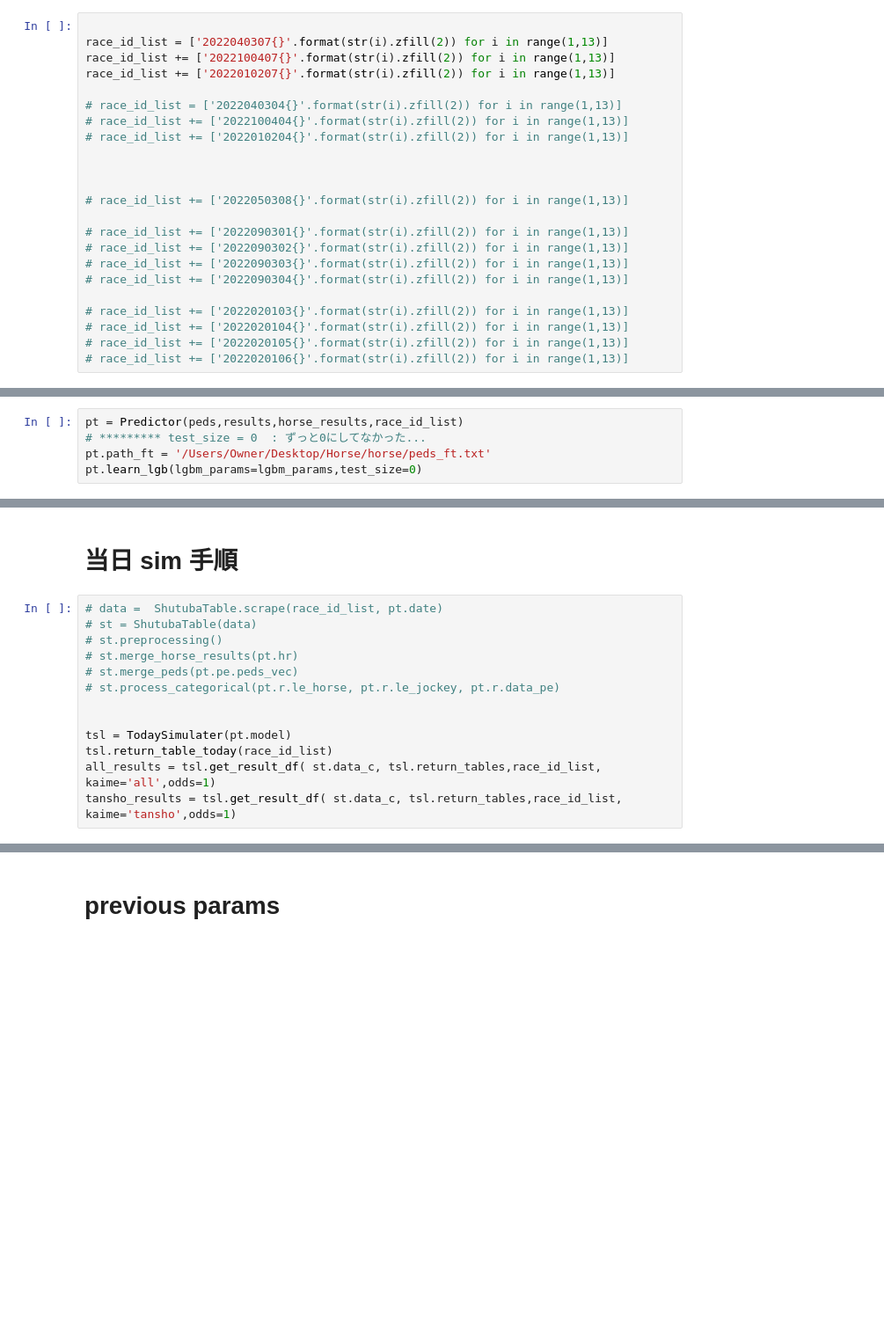
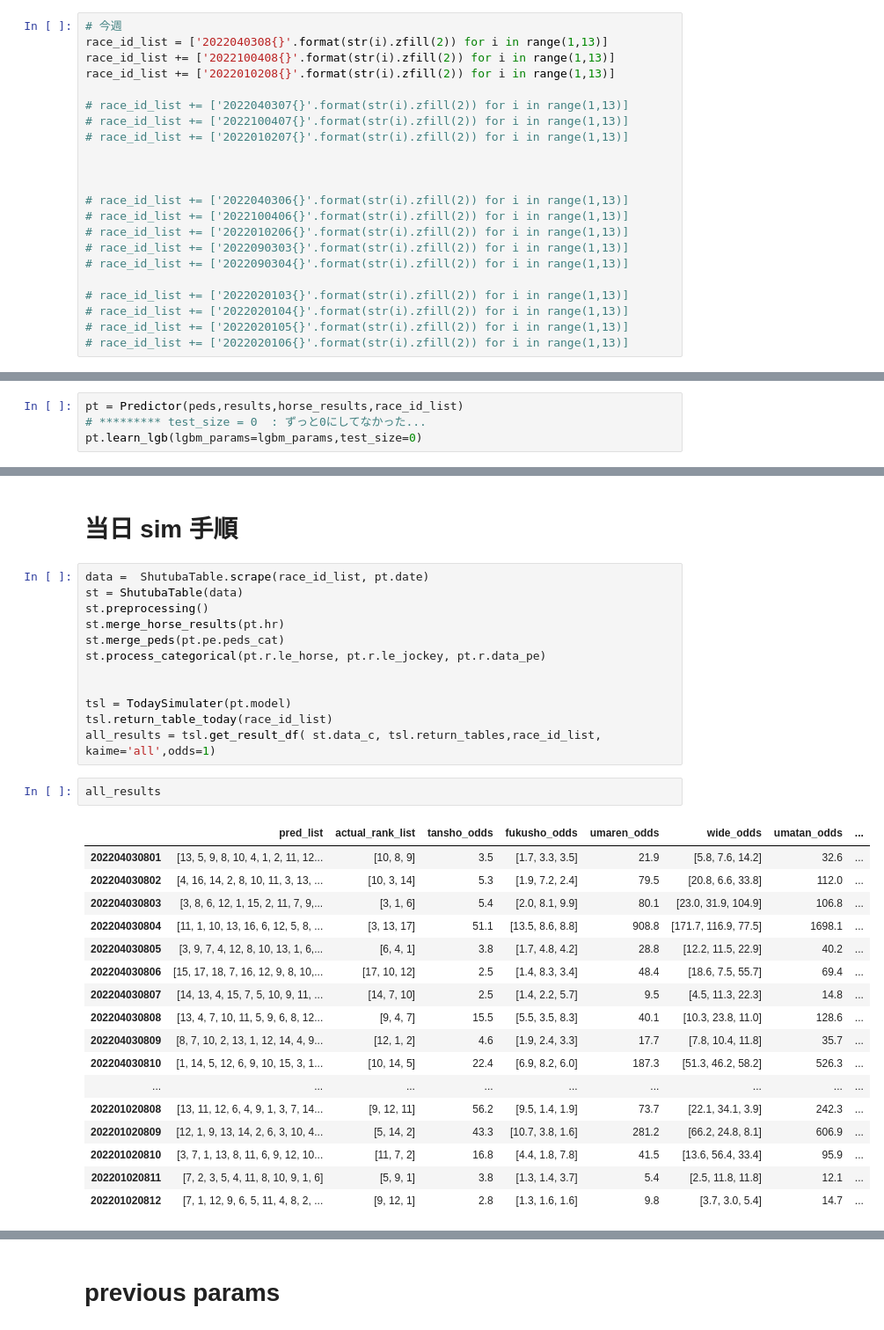
Before and after one commit to yodarjeering/horse, a Jupyter notebook: Rank.ipynb, the cells around one changed output, grey strips where cells are left out. Shown at 88% size. Cells and saved outputs as stored; diff of their text form; blank space fills up the shorter version.

```diff
--- a/Rank.ipynb
+++ b/Rank.ipynb
@@ -775,21 +722,20 @@ atari race distribution {1: 10.344827586206895, 2: 8.866995073891625, 3: 8.37438
 # %% [markdown]
 # race_id_list
 # %%
+# 今週
+race_id_list = ['2022040308{}'.format(str(i).zfill(2)) for i in range(1,13)]
+race_id_list += ['2022100408{}'.format(str(i).zfill(2)) for i in range(1,13)]
+race_id_list += ['2022010208{}'.format(str(i).zfill(2)) for i in range(1,13)]
 
-race_id_list = ['2022040307{}'.format(str(i).zfill(2)) for i in range(1,13)]
-race_id_list += ['2022100407{}'.format(str(i).zfill(2)) for i in range(1,13)]
-race_id_list += ['2022010207{}'.format(str(i).zfill(2)) for i in range(1,13)]
-
-# race_id_list = ['2022040304{}'.format(str(i).zfill(2)) for i in range(1,13)]
-# race_id_list += ['2022100404{}'.format(str(i).zfill(2)) for i in range(1,13)]
-# race_id_list += ['2022010204{}'.format(str(i).zfill(2)) for i in range(1,13)]
+# race_id_list += ['2022040307{}'.format(str(i).zfill(2)) for i in range(1,13)]
+# race_id_list += ['2022100407{}'.format(str(i).zfill(2)) for i in range(1,13)]
+# race_id_list += ['2022010207{}'.format(str(i).zfill(2)) for i in range(1,13)]
 
 
 
-# race_id_list += ['2022050308{}'.format(str(i).zfill(2)) for i in range(1,13)]
-
-# race_id_list += ['2022090301{}'.format(str(i).zfill(2)) for i in range(1,13)]
-# race_id_list += ['2022090302{}'.format(str(i).zfill(2)) for i in range(1,13)]
+# race_id_list += ['2022040306{}'.format(str(i).zfill(2)) for i in range(1,13)]
+# race_id_list += ['2022100406{}'.format(str(i).zfill(2)) for i in range(1,13)]
+# race_id_list += ['2022010206{}'.format(str(i).zfill(2)) for i in range(1,13)]
 # race_id_list += ['2022090303{}'.format(str(i).zfill(2)) for i in range(1,13)]
 # race_id_list += ['2022090304{}'.format(str(i).zfill(2)) for i in range(1,13)]
 
@@ -802,7 +748,6 @@ race_id_list += ['2022010207{}'.format(str(i).zfill(2)) for i in range(1,13)]
 # %%
 pt = Predictor(peds,results,horse_results,race_id_list)
 # ********* test_size = 0  : ずっと0にしてなかった...
-pt.path_ft = '/Users/Owner/Desktop/Horse/horse/peds_ft.txt'
 pt.learn_lgb(lgbm_params=lgbm_params,test_size=0)
 # %% [output]
 pe finish
@@ -868,15 +830,34 @@ return_tables　と, return_tables_todayで形式が異なるので, 形式を
 # %% [markdown]
 # 当日 sim 手順
 # %%
-# data =  ShutubaTable.scrape(race_id_list, pt.date)
-# st = ShutubaTable(data)
-# st.preprocessing()
-# st.merge_horse_results(pt.hr)
-# st.merge_peds(pt.pe.peds_vec)
-# st.process_categorical(pt.r.le_horse, pt.r.le_jockey, pt.r.data_pe)
+data =  ShutubaTable.scrape(race_id_list, pt.date)
+st = ShutubaTable(data)
+st.preprocessing()
+st.merge_horse_results(pt.hr)
+st.merge_peds(pt.pe.peds_cat)
+st.process_categorical(pt.r.le_horse, pt.r.le_jockey, pt.r.data_pe)
 
 
 tsl = TodaySimulater(pt.model)
 tsl.return_table_today(race_id_list)
 all_results = tsl.get_result_df( st.data_c, tsl.return_tables,race_id_list, kaime='all',odds=1)
-tansho_results = tsl.get_result_df( st.data_c, tsl.return_tables,race_id_list, kaime='tansho',odds=1)
+# %%
+all_results
+# %% [output]
+|  | pred_list | actual_rank_list | tansho_odds | fukusho_odds | umaren_odds | wide_odds | umatan_odds | ... |
+| 202204030801 | [13, 5, 9, 8, 10, 4, 1, 2, 11, 12... | [10, 8, 9] | 3.5 | [1.7, 3.3, 3.5] | 21.9 | [5.8, 7.6, 14.2] | 32.6 | ... |
+| 202204030802 | [4, 16, 14, 2, 8, 10, 11, 3, 13, ... | [10, 3, 14] | 5.3 | [1.9, 7.2, 2.4] | 79.5 | [20.8, 6.6, 33.8] | 112.0 | ... |
+| 202204030803 | [3, 8, 6, 12, 1, 15, 2, 11, 7, 9,... | [3, 1, 6] | 5.4 | [2.0, 8.1, 9.9] | 80.1 | [23.0, 31.9, 104.9] | 106.8 | ... |
+| 202204030804 | [11, 1, 10, 13, 16, 6, 12, 5, 8, ... | [3, 13, 17] | 51.1 | [13.5, 8.6, 8.8] | 908.8 | [171.7, 116.9, 77.5] | 1698.1 | ... |
+| 202204030805 | [3, 9, 7, 4, 12, 8, 10, 13, 1, 6,... | [6, 4, 1] | 3.8 | [1.7, 4.8, 4.2] | 28.8 | [12.2, 11.5, 22.9] | 40.2 | ... |
+| 202204030806 | [15, 17, 18, 7, 16, 12, 9, 8, 10,... | [17, 10, 12] | 2.5 | [1.4, 8.3, 3.4] | 48.4 | [18.6, 7.5, 55.7] | 69.4 | ... |
+| 202204030807 | [14, 13, 4, 15, 7, 5, 10, 9, 11, ... | [14, 7, 10] | 2.5 | [1.4, 2.2, 5.7] | 9.5 | [4.5, 11.3, 22.3] | 14.8 | ... |
+| 202204030808 | [13, 4, 7, 10, 11, 5, 9, 6, 8, 12... | [9, 4, 7] | 15.5 | [5.5, 3.5, 8.3] | 40.1 | [10.3, 23.8, 11.0] | 128.6 | ... |
+| 202204030809 | [8, 7, 10, 2, 13, 1, 12, 14, 4, 9... | [12, 1, 2] | 4.6 | [1.9, 2.4, 3.3] | 17.7 | [7.8, 10.4, 11.8] | 35.7 | ... |
+| 202204030810 | [1, 14, 5, 12, 6, 9, 10, 15, 3, 1... | [10, 14, 5] | 22.4 | [6.9, 8.2, 6.0] | 187.3 | [51.3, 46.2, 58.2] | 526.3 | ... |
+| ... | ... | ... | ... | ... | ... | ... | ... | ... |
+| 202201020808 | [13, 11, 12, 6, 4, 9, 1, 3, 7, 14... | [9, 12, 11] | 56.2 | [9.5, 1.4, 1.9] | 73.7 | [22.1, 34.1, 3.9] | 242.3 | ... |
+| 202201020809 | [12, 1, 9, 13, 14, 2, 6, 3, 10, 4... | [5, 14, 2] | 43.3 | [10.7, 3.8, 1.6] | 281.2 | [66.2, 24.8, 8.1] | 606.9 | ... |
+| 202201020810 | [3, 7, 1, 13, 8, 11, 6, 9, 12, 10... | [11, 7, 2] | 16.8 | [4.4, 1.8, 7.8] | 41.5 | [13.6, 56.4, 33.4] | 95.9 | ... |
+| 202201020811 | [7, 2, 3, 5, 4, 11, 8, 10, 9, 1, 6] | [5, 9, 1] | 3.8 | [1.3, 1.4, 3.7] | 5.4 | [2.5, 11.8, 11.8] | 12.1 | ... |
+| 202201020812 | [7, 1, 12, 9, 6, 5, 11, 4, 8, 2, ... | [9, 12, 1] | 2.8 | [1.3, 1.6, 1.6] | 9.8 | [3.7, 3.0, 5.4] | 14.7 | ... |
```
Also changed, not shown: parts of 24 cells of this notebook, 2 other files.
